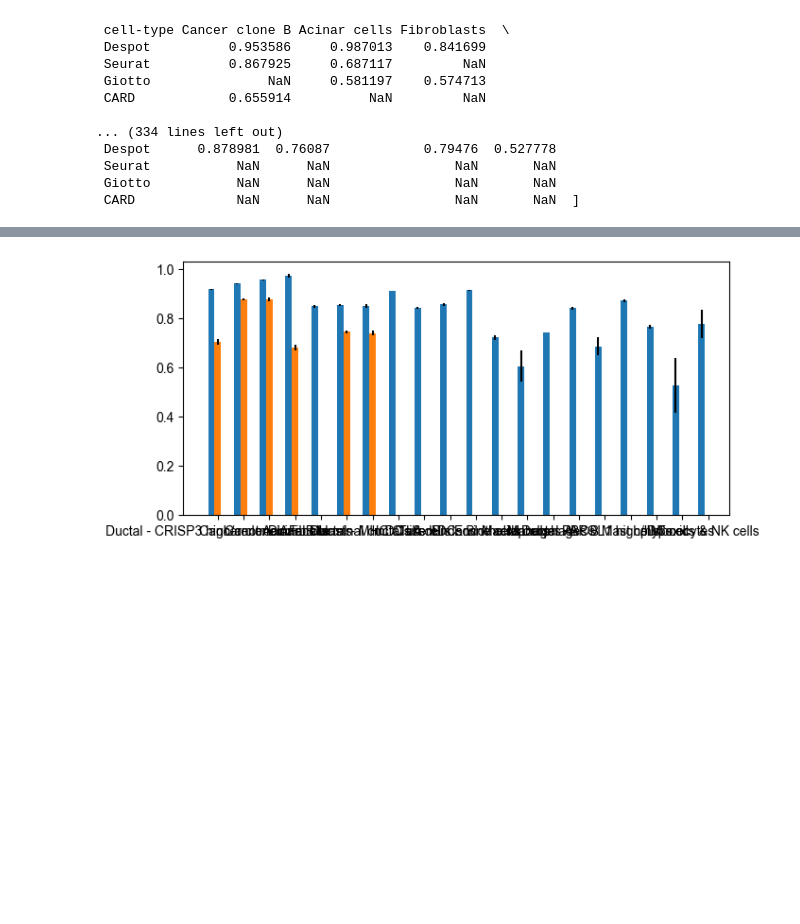
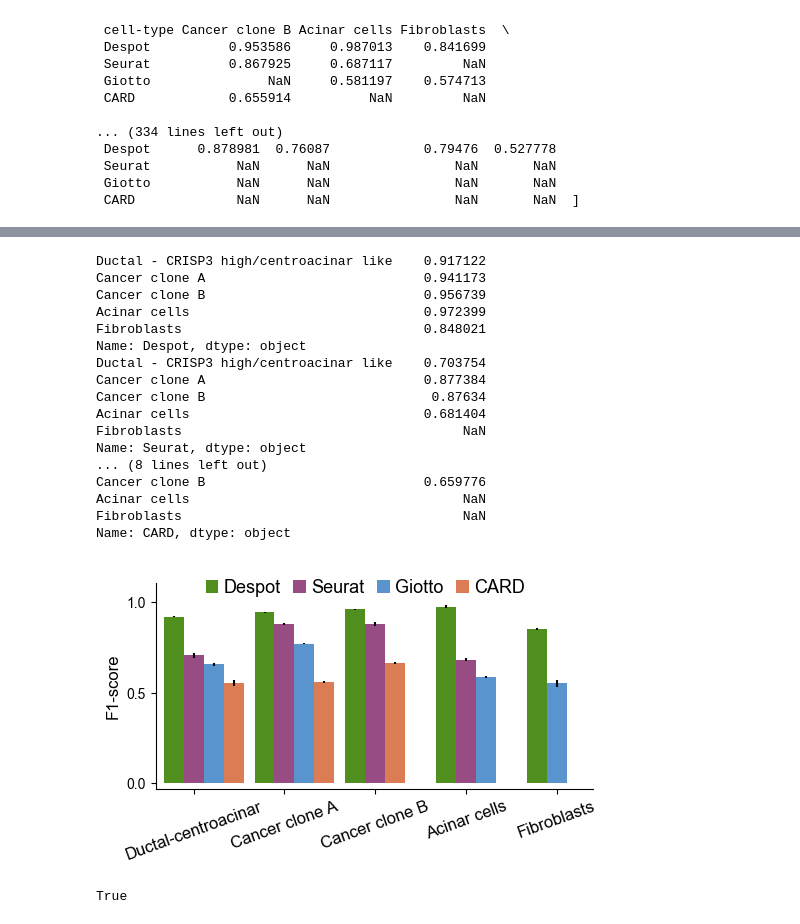
Before and after one commit to newmana/Despot, a Jupyter notebook: docs/3DLandscape.ipynb, the cells around one changed output, grey strips where cells are left out. Saved outputs shown, nothing was run; the diff lists cells and outputs as text; code cells hidden in the pictures; blank space fills up the shorter version.

```diff
--- a/docs/3DLandscape.ipynb
+++ b/docs/3DLandscape.ipynb
@@ -141,10 +139,12 @@ pip_res
  Giotto           NaN      NaN                NaN       NaN
  CARD             NaN      NaN                NaN       NaN  ]
 # %%
-agg_Despot = pd.DataFrame()
-agg_Seurat = pd.DataFrame()
-for i in range(10):
-  agg_Despot = pd.concat([agg_Despot, pip_res[i].loc["Despot", :]], axis=1, ignore_index=True)
-  agg_Seurat = pd.concat([agg_Seurat, pip_res[i].loc["Seurat", :]], axis=1, ignore_index=True)
-agg_Despot = agg_Despot.T
-agg_Seurat = agg_Seurat.T
+agg_mean = pd.DataFrame()
+agg_std = pd.DataFrame()
+for pip in ['Despot', 'Seurat', 'Giotto', 'CARD']:
+  _agg = pd.DataFrame()
+  for i in range(10):
+    _agg = pd.concat([_agg, pip_res[i].loc[pip, :]], axis=1, ignore_index=True)
+  agg_mean[pip] = _agg.mean(axis=1)
+  agg_std[pip] = _agg.std(axis=1)
+agg_mean
@@ -171,26 +169,62 @@ dtype: object
 # %%
 
 cell_types = agg_Despot.columns
 penguin_means = {
     'Despot': agg_Despot.mean(axis=0),
     'Seurat': agg_Seurat.mean(axis=0),
 }
 penguin_std = {
     'Despot': agg_Despot.std(axis=0),
     'Seurat': agg_Seurat.std(axis=0),
 }
 
-x = np.arange(len(cell_types))  # the label locations
-width = 0.25  # the width of the bars
+x = np.arange(len(cell_types[:5]))  # the label locations
+width = 0.22  # the width of the bars
 multiplier = 0
+colors = ['#508f1e', '#984c84', '#5994cf', '#dc7c54']
+labels = ['Ductal-centroacinar', 'Cancer clone A', 'Cancer clone B', 'Acinar cells', 'Fibroblasts']
+fig, ax = plt.subplots(1, 1, figsize=(5,3), constrained_layout=True)
 
-fig, ax = plt.subplots(1, 1, figsize=(7,3), constrained_layout=True)
-
-for attribute, measurement in penguin_means.items():
-    offset = width * multiplier
-    rects = ax.bar(x + offset, measurement, width, label=attribute, yerr=penguin_std[attribute])
+for attribute,color in zip(list(agg_mean.columns), colors):
+    measurement = agg_mean[attribute][:5]
+    print(measurement)
+    offset = [width * (multiplier - np.sum(pd.isna(agg_mean.loc[s, :attribute]))) for s in cell_types[:5]]
+    rects = ax.bar(x + offset, measurement, width, label=attribute, yerr=agg_std[attribute][:5], color=color)
     multiplier += 1
-ax.set_xticks(x + width, cell_types)
+ax.set_ylabel("F1-score", fontsize=12)
+ax.set_yticks([.0, .5, 1.0])
+ax.set_yticklabels([.0, .5, 1.0], fontsize=10)
+ax.set_ylim(-0.03, 1.1)
+ax.set_xlim(-0.2, max(x + width)+0.4)
+ax.set_xticks(x + width, cell_types[:5])
+ax.set_xticklabels(labels, rotation=20, fontsize=12)
+ax.spines.top.set_visible(False)
+ax.spines.right.set_visible(False)
+ax.legend(loc='lower left', ncol=4, frameon=False,
+            bbox_to_anchor=(0.05, 0.8),
+            handletextpad=0.3,
+            borderpad=0.5,
+            borderaxespad=1.05,
+            columnspacing=0.7,
+            handlelength=0.7,
+            fontsize=13)
 plt.show()
 # %% [output]
+Ductal - CRISP3 high/centroacinar like    0.917122
+Cancer clone A                            0.941173
+Cancer clone B                            0.956739
+Acinar cells                              0.972399
+Fibroblasts                               0.848021
+Name: Despot, dtype: object
+Ductal - CRISP3 high/centroacinar like    0.703754
+Cancer clone A                            0.877384
+Cancer clone B                             0.87634
+Acinar cells                              0.681404
+Fibroblasts                                    NaN
+Name: Seurat, dtype: object
+... (8 lines left out)
+Cancer clone B                            0.659776
+Acinar cells                                   NaN
+Fibroblasts                                    NaN
+Name: CARD, dtype: object
-[figure, old version]
+[figure, new version]
@@ -196,0 +235,4 @@ plt.show()
+# %%
+Save_smd_from_txt(smdFile, txt_file, name="SPROD_mat", transport=True)
+# %% [output]
+True
```
Also changed, not shown: parts of 5 cells of this notebook, 5 other files.
